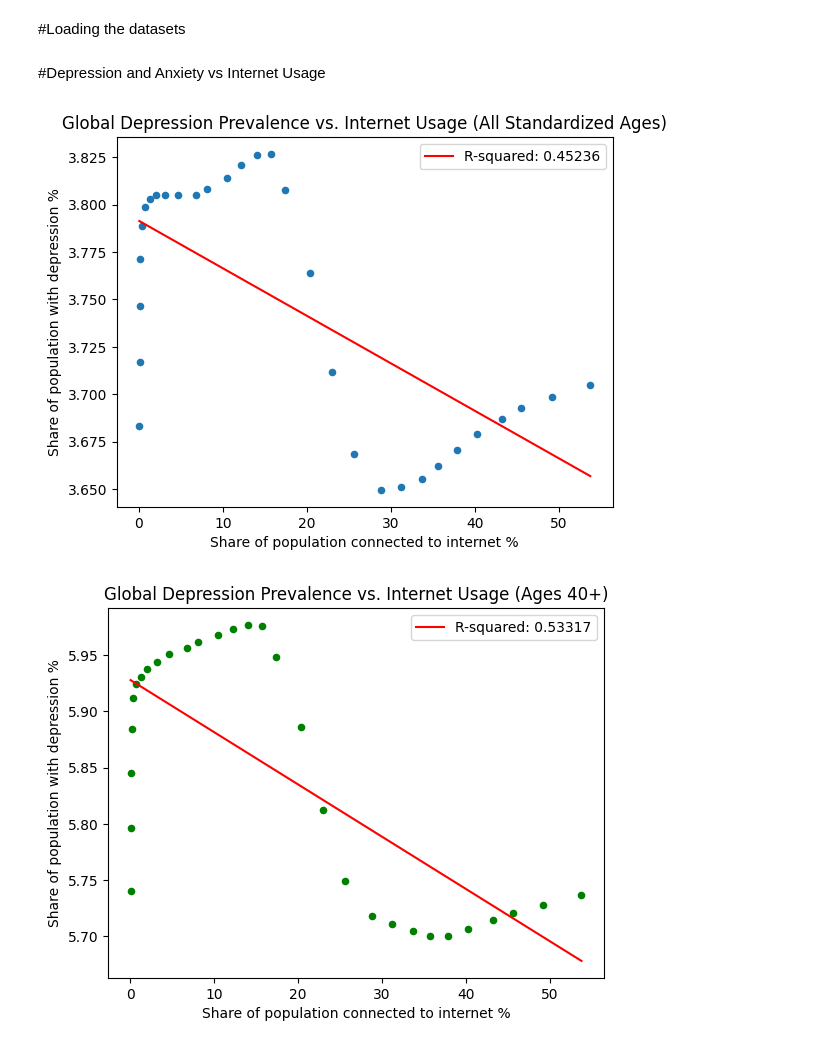
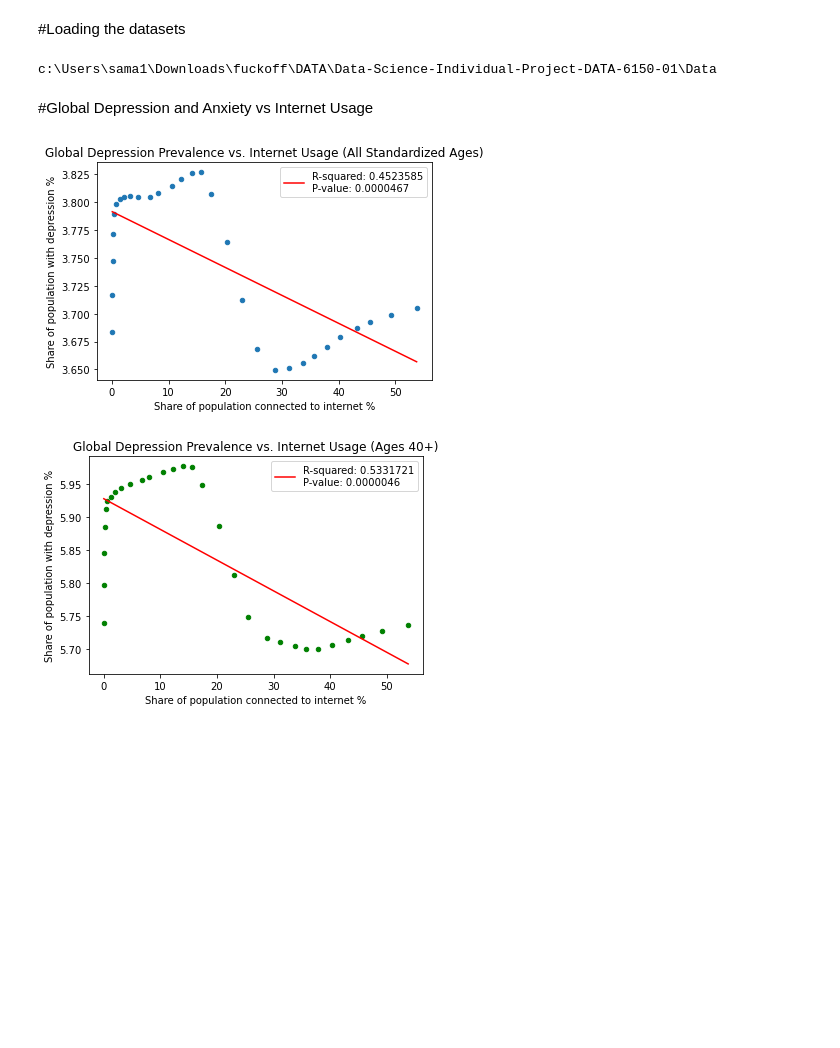
Before and after one commit to asamn/Data-Science-Individual-Project-DATA-6150-01, a Jupyter notebook: Codes/Individual_Project.ipynb, the cells around one changed output. Drawn from its saved outputs; the diff is of its cells as text; code cells hidden in the pictures; blank space fills up the shorter version.

Commit message:
add graphs

```diff
--- a/Codes/Individual_Project.ipynb
+++ b/Codes/Individual_Project.ipynb
@@ -30,17 +5,24 @@ To: /content/social_media_2012_2014.xlsx
 import pandas as pd
 import numpy as np
 import matplotlib.pyplot as plt
-from sklearn.linear_model import LinearRegression
+import scipy.stats as stats
+
+%cd ..\Data
+
 data_global = pd.read_excel("depression_anxiety_data.xlsx")
 data_countries = pd.read_excel("depression_anxiety_data_countries.xlsx")
 data_internet = pd.read_excel("share_of_individuals_using_the_internet.xlsx")
 data_social_media = pd.read_excel("social_media_2012_2014.xlsx")
+us_data = pd.read_excel("US_data.xlsx", sheet_name= None)
 
-#remove irrelevant columns
+#remove irrelevant columns and rows
 data_global = data_global.drop("sex",axis=1)
 data_countries = data_countries.drop("sex",axis=1)
+#us_data = (us_data[0:20])
+# %% [output]
+c:\Users\sama1\Downloads\fuckoff\DATA\Data-Science-Individual-Project-DATA-6150-01\Data
 # %% [markdown]
-#Depression and Anxiety vs Internet Usage
+#Global Depression and Anxiety vs Internet Usage
 # %%
 #define filters for use with data_global
 age_youth = data_global["age"] == "<20 years"
@@ -67,14 +49,15 @@ combined_old = pd.merge(data_global[age_old & non_covid], data_internet, on=["lo
 
 combined_old = combined_old.groupby(["location","year", "internet %"])[["depression %","anxiety %"]].mean().reset_index()
 
-
 #Function to create a linear regression model and plot it
-def plot_linear(x,y):
-  model = LinearRegression()
-  model.fit(x,y)
-  y_pred = model.predict(x)
-  r_squared = round(model.score(x, y),5)
-  plt.plot(x, y_pred, color='red', label = "R-squared: " + str(r_squared))
+def plot_linear_model(x,y):
+  result = stats.linregress(x, y)
+  slope = result.slope
+  intercept = result.intercept
+  y_pred = slope * x + intercept
+  r_squared = "{:.7f}".format( result.rvalue ** 2 )
+  p_value = "{:.7f}".format(result.pvalue)
+  plt.plot(x, y_pred, color='red', label = "R-squared: " + str(r_squared) + "\nP-value: " + str(p_value))
 
 ##########################DEPRESSION##########################
 #plot all ages
@@ -84,10 +67,11 @@ plt.ylabel("Share of population with depression %")
 plt.title("Global Depression Prevalence vs. Internet Usage (All Standardized Ages)")
 
 #fit models
-x = combined_all[["internet %"]]
-y = combined_all[["depression %"]]
-plot_linear(x,y)
+x = combined_all["internet %"]
+y = combined_all["depression %"]
+plot_linear_model(x,y)
 plt.legend()
+plt.show()
 
 #plot old (ages 40-70+)
 combined_old.plot.scatter(x='internet %',y='depression %', color="green")
@@ -96,10 +80,11 @@ plt.ylabel("Share of population with depression %")
 plt.title("Global Depression Prevalence vs. Internet Usage (Ages 40+)")
 
 #fit models
-x = combined_old[["internet %"]]
-y = combined_old[["depression %"]]
-plot_linear(x,y)
+x = combined_old["internet %"]
+y = combined_old["depression %"]
+plot_linear_model(x,y)
 plt.legend()
+plt.show()
 
 #plot teenagers (ages 15-19)
 combined_15_19.plot.scatter(x='internet %',y='depression %', color="red")
@@ -108,54 +93,51 @@ plt.ylabel("Share of population with depression %")
 plt.title("Global Depression Prevalence vs. Internet Usage (Ages 15-19)")
 
 #fit models
-x = combined_15_19[["internet %"]]
-y = combined_15_19[["depression %"]]
-plot_linear(x,y)
+x = combined_15_19["internet %"]
+y = combined_15_19["depression %"]
+plot_linear_model(x,y)
 plt.legend()
+plt.show()
 
 ##########################ANXIETY##########################
 #plot all ages
 combined_all.plot.scatter(x='internet %',y='anxiety %')
 plt.xlabel("Share of population connected to internet %")
 plt.ylabel("Share of population with anxiety %")
 plt.title("Global anxiety Prevalence vs. Internet Usage (All Standardized Ages)")
 
 #fit models
-x = combined_all[["internet %"]]
-y = combined_all[["anxiety %"]]
-plot_linear(x,y)
+x = combined_all["internet %"]
+y = combined_all["anxiety %"]
+plot_linear_model(x,y)
 plt.legend()
+plt.show()
 
 #plot old (ages 40-70+)
 combined_old.plot.scatter(x='internet %',y='anxiety %', color="green")
 plt.xlabel("Share of population connected to internet %")
 plt.ylabel("Share of population with anxiety %")
 plt.title("Global anxiety Prevalence vs. Internet Usage (Ages 40+)")
 
 #fit models
-x = combined_old[["internet %"]]
-y = combined_old[["anxiety %"]]
-plot_linear(x,y)
+x = combined_old["internet %"]
+y = combined_old["anxiety %"]
+plot_linear_model(x,y)
 plt.legend()
+plt.show()
 
 #plot teenagers (ages 15-19)
 combined_15_19.plot.scatter(x='internet %',y='anxiety %', color="red")
 plt.xlabel("Share of population connected to internet %")
 plt.ylabel("Share of population with anxiety %")
 plt.title("Global anxiety Prevalence vs. Internet Usage (Ages 15-19)")
 
 #fit models
-x = combined_15_19[["internet %"]]
-y = combined_15_19[["anxiety %"]]
-plot_linear(x,y)
+x = combined_15_19["internet %"]
+y = combined_15_19["anxiety %"]
+plot_linear_model(x,y)
 plt.legend()
-
-
-
-
-
-
 plt.show()
 # %% [output]
-[figure, old version]
+[figure, new version]
-[figure, old version]
+[figure, new version]
```
Also changed, not shown: parts of 9 cells of this notebook, 29 other files.
